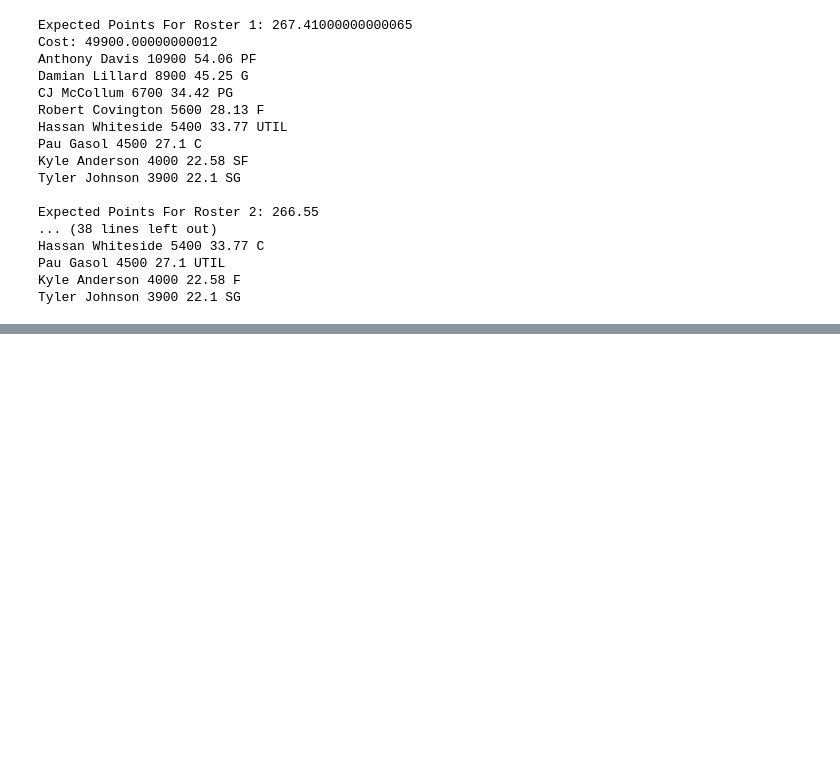
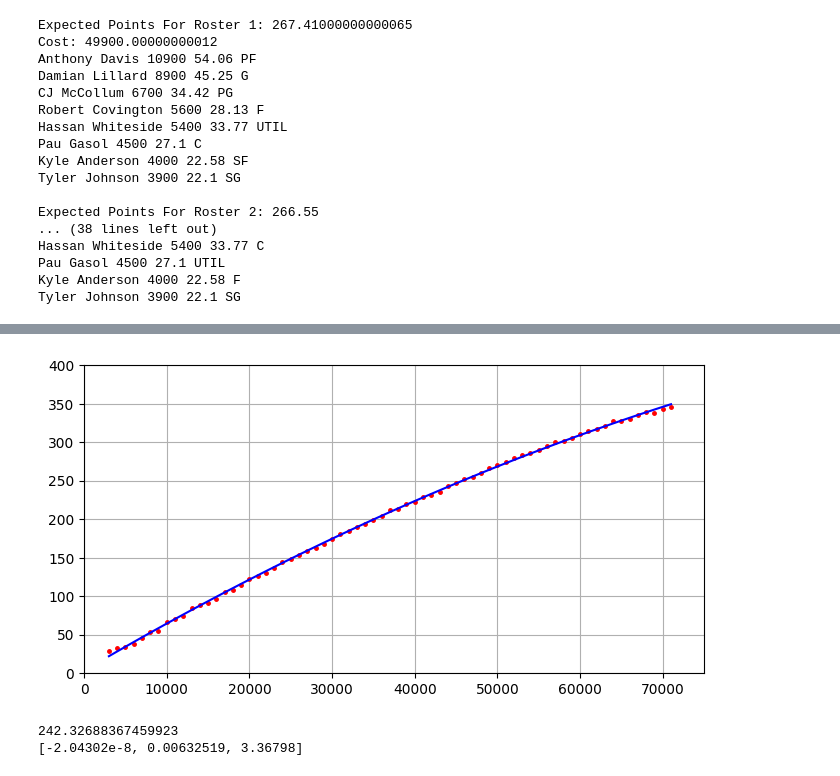
Before and after one commit to Shabehehe/524Final, a Jupyter notebook: CS524 Final Julia Code.ipynb, the cells around one changed output, grey strips where cells are left out. Cells and saved outputs as stored; diff of their text form; code cells hidden in the pictures; blank space fills up the shorter version.

```diff
--- a/CS524 Final Julia Code.ipynb
+++ b/CS524 Final Julia Code.ipynb
@@ -469,0 +654,29 @@ Tyler Johnson 3900 22.1 SG
+# %%
+m = Model(solver=MosekSolver(LOG=0))
+
+@variable(m, u[1:3])
+
+@objective(m, Min, sum(  ((y[i] - (u[1]*(x[i]^2) + u[2]*x[i] + u[3]))^2) for i in 1:length(x))  )
+
+status = solve(m)
+
+uopt = getvalue(u)
+
+using PyPlot
+npts = length(x)
+newx = x
+newy = ones(npts)
+
+for i in 1:npts
+    newy[i] = uopt[1]*x[i]^2+uopt[2]*x[i] + uopt[3]
+end
+
+figure(figsize=(8,4))
+plot( x, y, "r.", markersize=5)
+plot( newx, newy, "b-")
+axis([0,75000,0,400])
+grid()
+println(getobjectivevalue(m))
+
+println(getvalue(u))
+# %% [output]
@@ -469,0 +685,3 @@ Tyler Johnson 3900 22.1 SG
+[figure, added]
+242.32688367459923
+[-2.04302e-8, 0.00632519, 3.36798]
```
Also changed, not shown: parts of 11 cells of this notebook, 2 other files.
